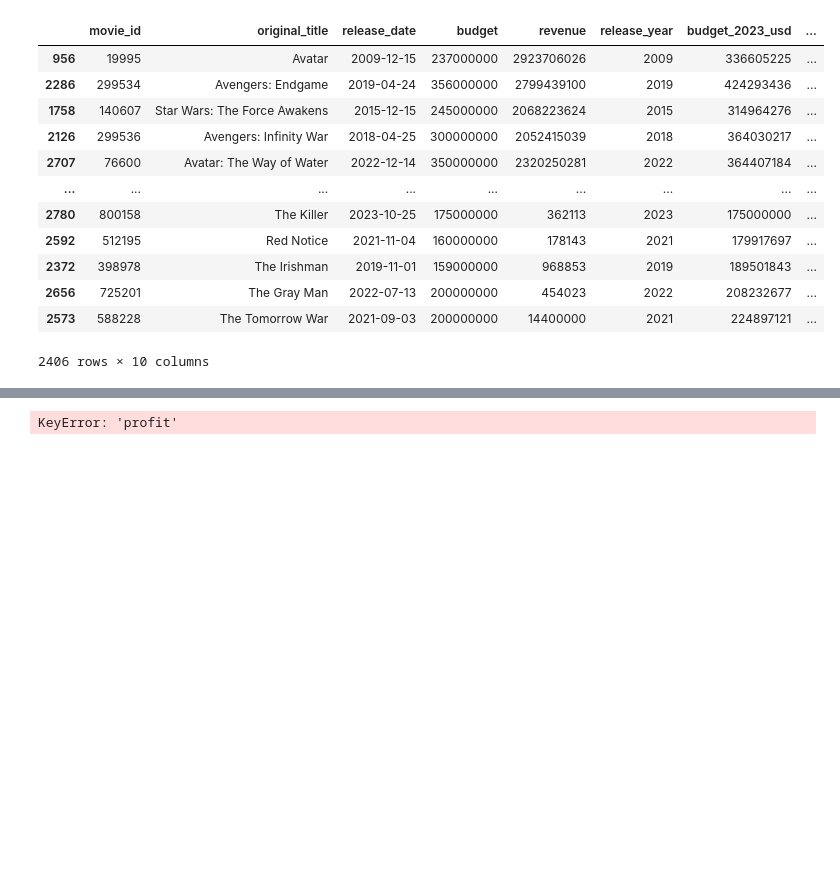
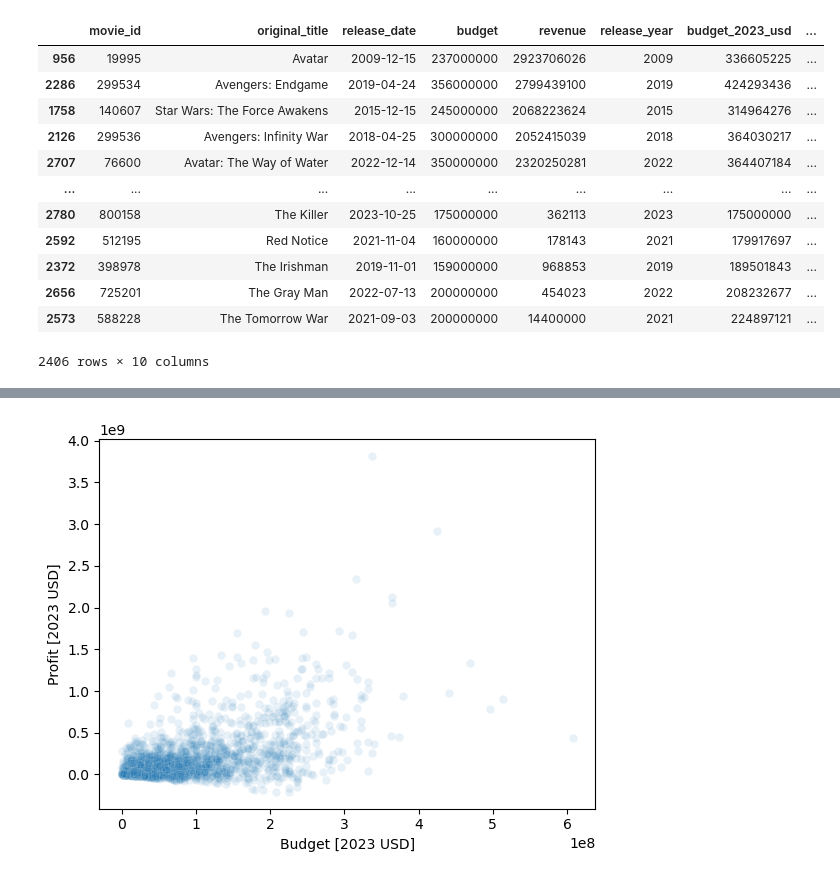
Before and after one commit to pbollhorn/bi-group-5-and-9, a Jupyter notebook: exam_project/pbtest.ipynb, the cells around one changed output, grey strips where cells are left out. Drawn from its saved outputs; the diff is of its cells as text; code cells hidden in the pictures; blank space fills up the shorter version.

```diff
--- a/exam_project/pbtest.ipynb
+++ b/exam_project/pbtest.ipynb
@@ -158,12 +158,12 @@ plt.ylabel("Revenue [USD]");
 # %%
 import seaborn as sns
 import matplotlib.pyplot as plt
-sns.scatterplot(x=df_movies['budget'], y=df_movies['profit'], alpha=0.1)
+sns.scatterplot(x=df_movies['budget_2023_usd'], y=df_movies['profit_2023_usd'], alpha=0.1)
 # plt.xlim(0, 0.6e9)
 # plt.ylim(0, 3e9)
 # plt.gca().set_aspect('equal', adjustable='box')
 # plt.plot([0, 3e9], [0, 3e9])
-plt.xlabel("Budget [USD]")
-plt.ylabel("Profit [USD]");
+plt.xlabel("Budget [2023 USD]")
+plt.ylabel("Profit [2023 USD]");
 # %% [output]
-KeyError: 'profit'
+[figure, added]
```
Also changed, not shown: parts of 3 cells of this notebook, 2 other files.
